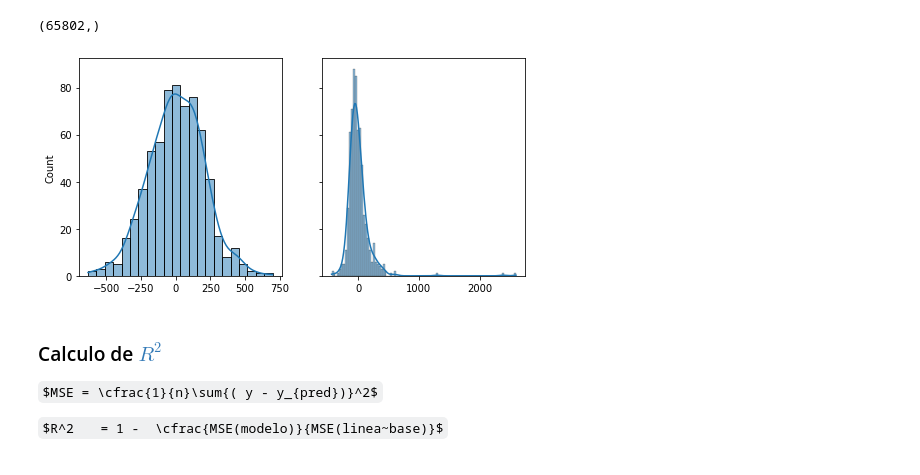
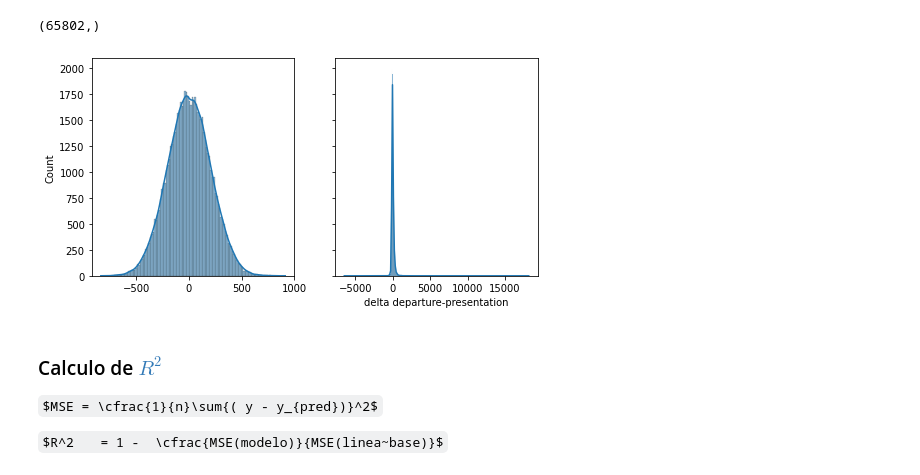
Before and after one commit to AnIsAsPe/Regresion-Robusta-para-estimar-tiempo-de-respuesta-de-un-servicio-de-emergencia, a Jupyter notebook: Notebooks/1_Response_time_Paris_Fire_Brigade_2022.ipynb, the cells around one changed output. Saved outputs shown, nothing was run; the diff lists cells and outputs as text; code cells hidden in the pictures; some formulas as TeX source.

```diff
--- a/Notebooks/1_Response_time_Paris_Fire_Brigade_2022.ipynb
+++ b/Notebooks/1_Response_time_Paris_Fire_Brigade_2022.ipynb
@@ -491,6 +477,5 @@ memory usage: 74.5 MB
 
 Análisis de correlación con la variable respuesta
 # %%
-corr_y = df.corr()['delta departure-presentation']
-corr_y.sort_values(ascending = False)
+corr_y = df.corr()['delta departure-presentation'].abs()
 # %% [output]
@@ -546,5 +513,5 @@ len(corr_y[corr_y.abs()<0.005])
 # %%
-no_relevantes = list(corr_y[corr_y.abs()<0.005].index)
+no_relevantes = list(corr_y[corr_y.abs()<0.01].index)
 df = df.drop(no_relevantes, axis=1)
 df.shape
 # %% [output]
@@ -832,22 +779,15 @@ y_test.shape
 # %%
 # Comparación de la distribución teórica(normal) y empirica de los errores
 
-# Se elige una submuestra (%0.5) con el propósito de obtener una mejor visualización
-errores_empiricos = np.random.choice(errores, 660)
-
-# Se obtienen 329 valores a partir de la distribución normal (teorica) usando la media
-# y la desviación de los errores
-errores_teoricos = np.random.normal(media, des_est, 660)
-
-# Comparamos las gráficas de ambas distribuciones
+errores_teoricos = np.random.normal(media, des_est, 65802)
 
 fig, ax = plt.subplots(1, 2, figsize=(8, 4), sharey='all')
-for dat, subplot in zip((errores_teoricos, errores_empiricos), ax.flatten()):
+for dat, subplot in zip((errores_teoricos, errores), ax.flatten()):
   sns.histplot(x=dat, ax=subplot, kde=True, )
 
 plt.show()
 # %% [output]
-[figure, old version]
+[figure, new version]
 # %% [markdown]
 ### Calculo de [$R^2$](https://docs.google.com/presentation/d/1k0aYwEBzaaAkWjX6jRKAc40nKHi3FROkJwtXCOE22mI/edit#slide=id.ga8926b2cd2_0_14)
 
```
Also changed, not shown: parts of 73 cells of this notebook.
